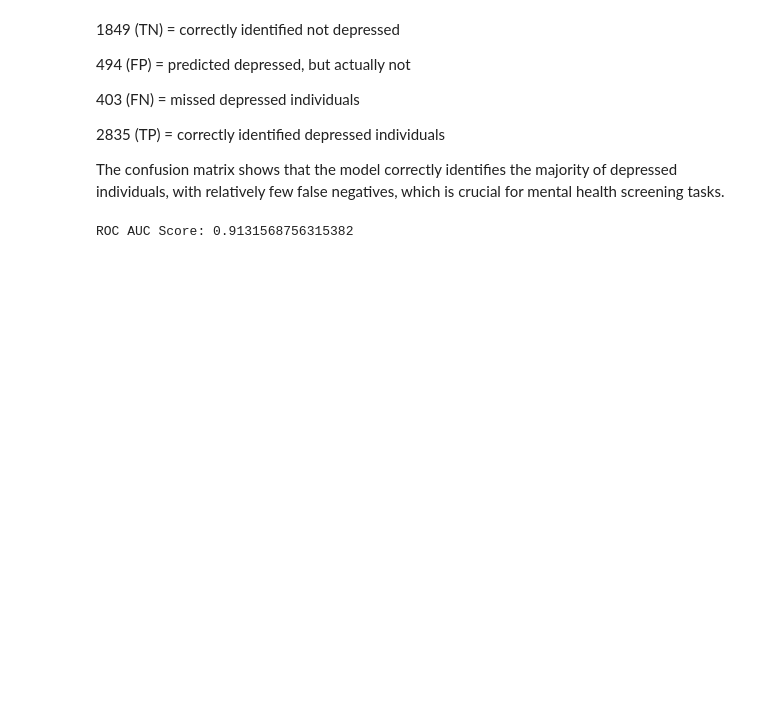
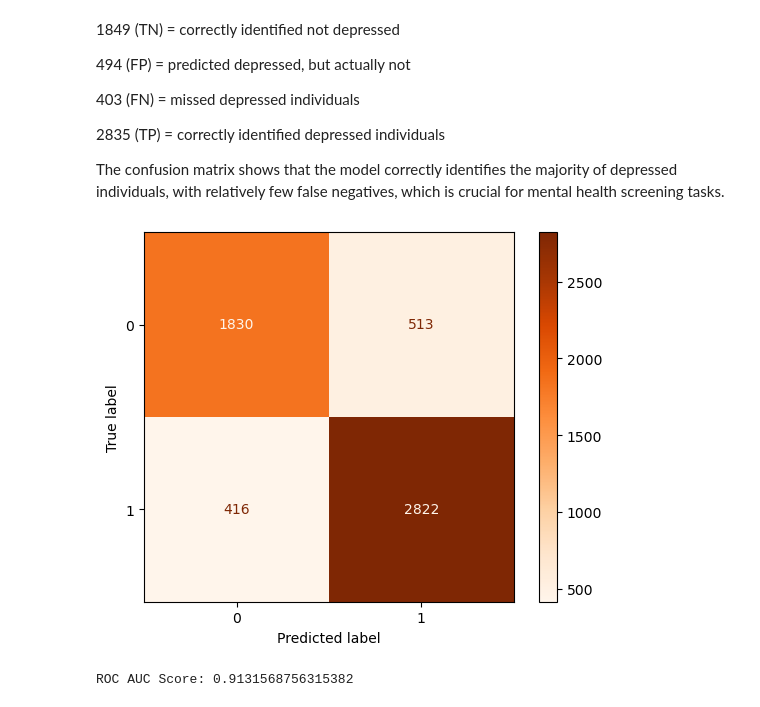
Before and after one commit to cathym20/Student-Depression, a Jupyter notebook: student_depression.ipynb, the cells around one changed output. Saved outputs shown, nothing was run; the diff lists cells and outputs as text; code cells hidden in the pictures; blank space fills up the shorter version.

```diff
--- a/student_depression.ipynb
+++ b/student_depression.ipynb
@@ -361,6 +365,15 @@ plt.show()
 2835 (TP) = correctly identified depressed individuals
 
 The confusion matrix shows that the model correctly identifies the majority of depressed individuals, with relatively few false negatives, which is crucial for mental health screening tasks.
+# %%
+catboost_pipe = pipeline['CatBoost']
+y_pred = catboost_pipe.predict(x_test)
+cm = confusion_matrix(y_test,y_pred)
+display = ConfusionMatrixDisplay(confusion_matrix=cm)
+display.plot(cmap='Oranges')
+plt.show()
+# %% [output]
+[figure, added]
 # %%
 y_prob = logistic_pipe.predict_proba(x_test)[:, 1]
 auc = roc_auc_score(y_test, y_prob)
```
Also changed, not shown: parts of 1 cell of this notebook.
